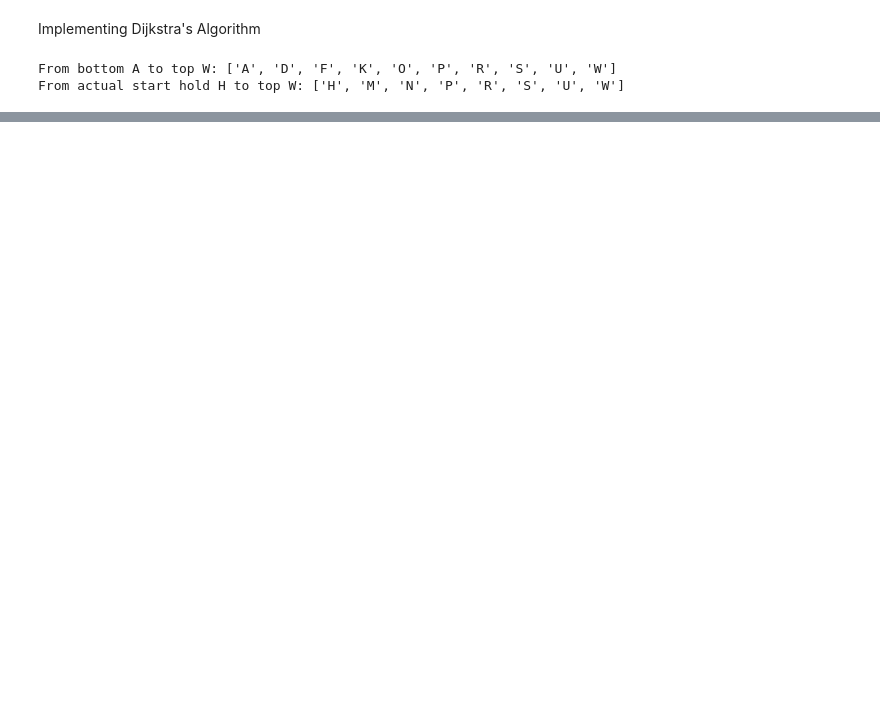
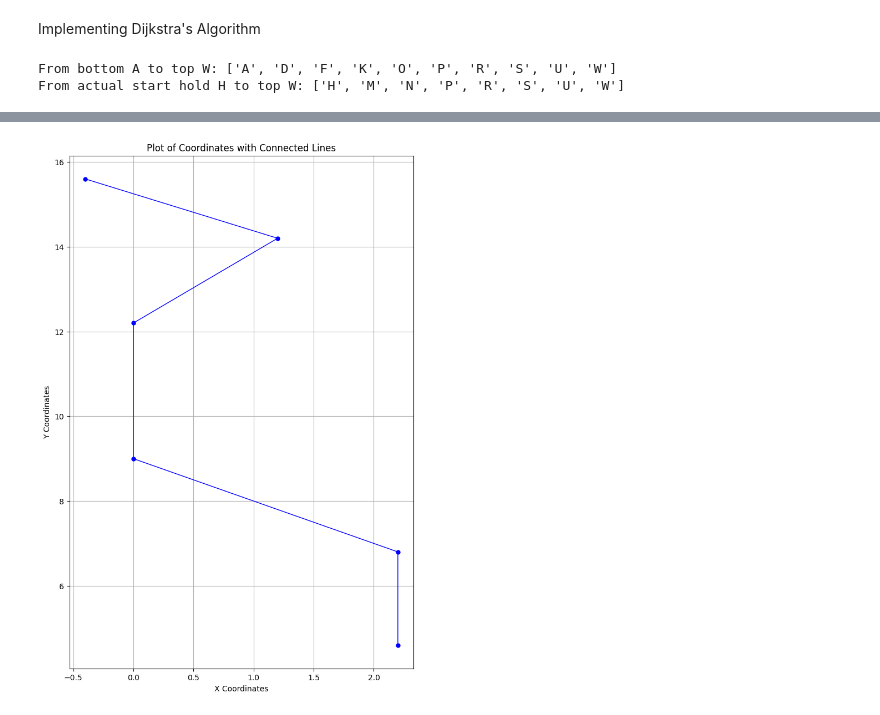
Before and after one commit to amandalchang/discrete-rocks, a Jupyter notebook: explore_dijkstra.ipynb, the cells around one changed output, grey strips where cells are left out. Cells and saved outputs as stored; diff of their text form; code cells hidden in the pictures; blank space fills up the shorter version.

```diff
--- a/explore_dijkstra.ipynb
+++ b/explore_dijkstra.ipynb
@@ -186,0 +236,4 @@ From actual start hold H to top W: ['H', 'M', 'N', 'P', 'R', 'S', 'U', 'W']
+# %%
+draw_path(final_route)
+# %% [output]
+[figure, added]
```
Also changed, not shown: parts of 9 cells of this notebook.
